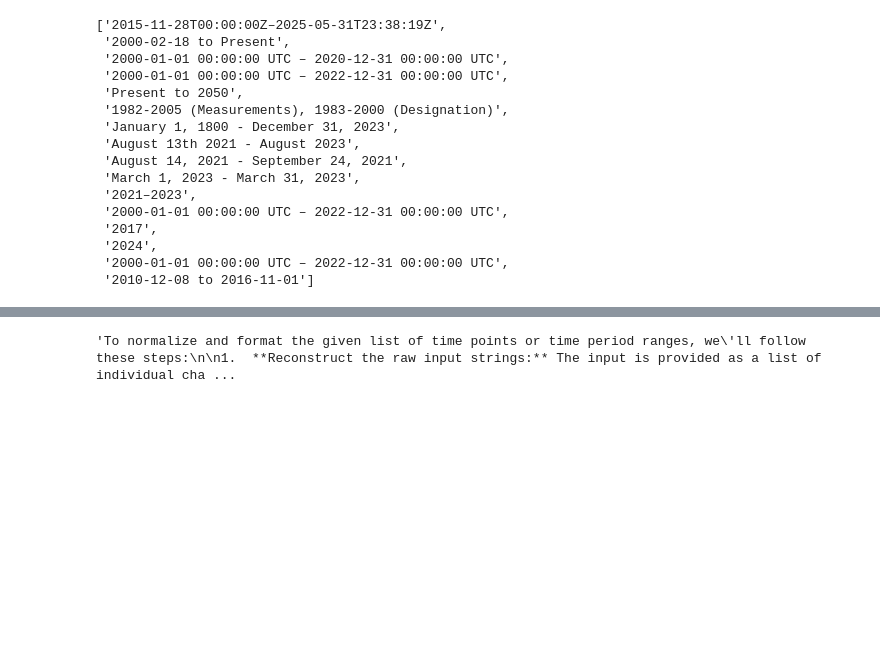
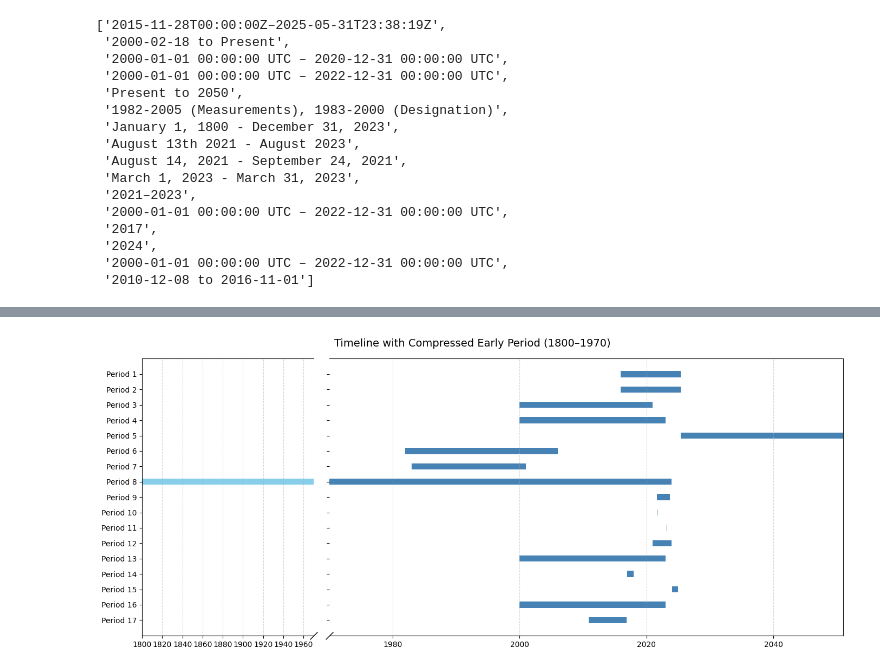
Before and after one commit to LTER-LIFE/meta-knowledge-harvesting, a Jupyter notebook: datasets_graph.ipynb, the cells around one changed output, grey strips where cells are left out. Cells and saved outputs as stored; diff of their text form; code cells hidden in the pictures; blank space fills up the shorter version.

Commit message:
added results on temporal coverage

```diff
--- a/datasets_graph.ipynb
+++ b/datasets_graph.ipynb
@@ -327,6 +327,6 @@ Output:
 
 response = client.models.generate_content(
     model=llm_model,
-    contents=prompt
+    contents=prompt,
 )
 response_text = response.text
@@ -383,4 +384,58 @@ UnboundLocalError: cannot access local variable 'start_time' where it is not ass
 # %%
-response_text
+import matplotlib.pyplot as plt
+import matplotlib.dates as mdates
+from datetime import datetime
+
+# Data
+time_ranges = split_temporal_coverage(response_text)
+
+# Create two side-by-side plots with a broken x-axis
+fig, (ax1, ax2) = plt.subplots(1, 2, sharey=True, figsize=(14, 6), gridspec_kw={'width_ratios': [1, 3]})
+
+# Define break point
+break_year = datetime(1970, 1, 1)
+
+# Plot bars
+for idx, (start, end) in enumerate(time_ranges):
+    if end < break_year:
+        ax1.barh(idx, (end - start).days, left=start, height=0.4, align='center', color='skyblue')
+    elif start > break_year:
+        ax2.barh(idx, (end - start).days, left=start, height=0.4, align='center', color='steelblue')
+    else:
+        # Spans both sides: split
+        ax1.barh(idx, (break_year - start).days, left=start, height=0.4, align='center', color='skyblue')
+        ax2.barh(idx, (end - break_year).days, left=break_year, height=0.4, align='center', color='steelblue')
+
+# Set y-axis labels
+ax1.set_yticks(range(len(time_ranges)))
+ax1.set_yticklabels([f"Period {i+1}" for i in range(len(time_ranges))])
+ax1.invert_yaxis()
+
+# Format x-axis
+for ax in (ax1, ax2):
+    ax.xaxis.set_major_locator(mdates.YearLocator(20))
+    ax.xaxis.set_major_formatter(mdates.DateFormatter('%Y'))
+    ax.grid(True, axis='x', linestyle='--', alpha=0.5)
+
+# Set x-limits
+ax1.set_xlim(datetime(1800, 1, 1), datetime(1970, 1, 1))
+ax2.set_xlim(datetime(1970, 1, 2), datetime(2050, 12, 31))
+
+# Add break indicators
+ax1.spines['right'].set_visible(False)
+ax2.spines['left'].set_visible(False)
+ax1.tick_params(labelright=False)
+ax2.tick_params(labelleft=False)
+
+# Add diagonal break marks
+kwargs = dict(marker=[(-1, -1), (1, 1)], markersize=10,
+              linestyle='none', color='k', mec='k', mew=1, clip_on=False)
+ax1.plot([1], [0], transform=ax1.transAxes, **kwargs)
+ax2.plot([0], [0], transform=ax2.transAxes, **kwargs)
+
+# Labels
+fig.suptitle("Timeline with Compressed Early Period (1800–1970)", fontsize=14)
+plt.tight_layout()
+plt.show()
 # %% [output]
-'To normalize and format the given list of time points or time period ranges, we\'ll follow these steps:\n\n1.  **Reconstruct the raw input strings:** The input is provided as a list of individual cha ...
+[figure, added]
```
Also changed, not shown: parts of 3 cells of this notebook.
